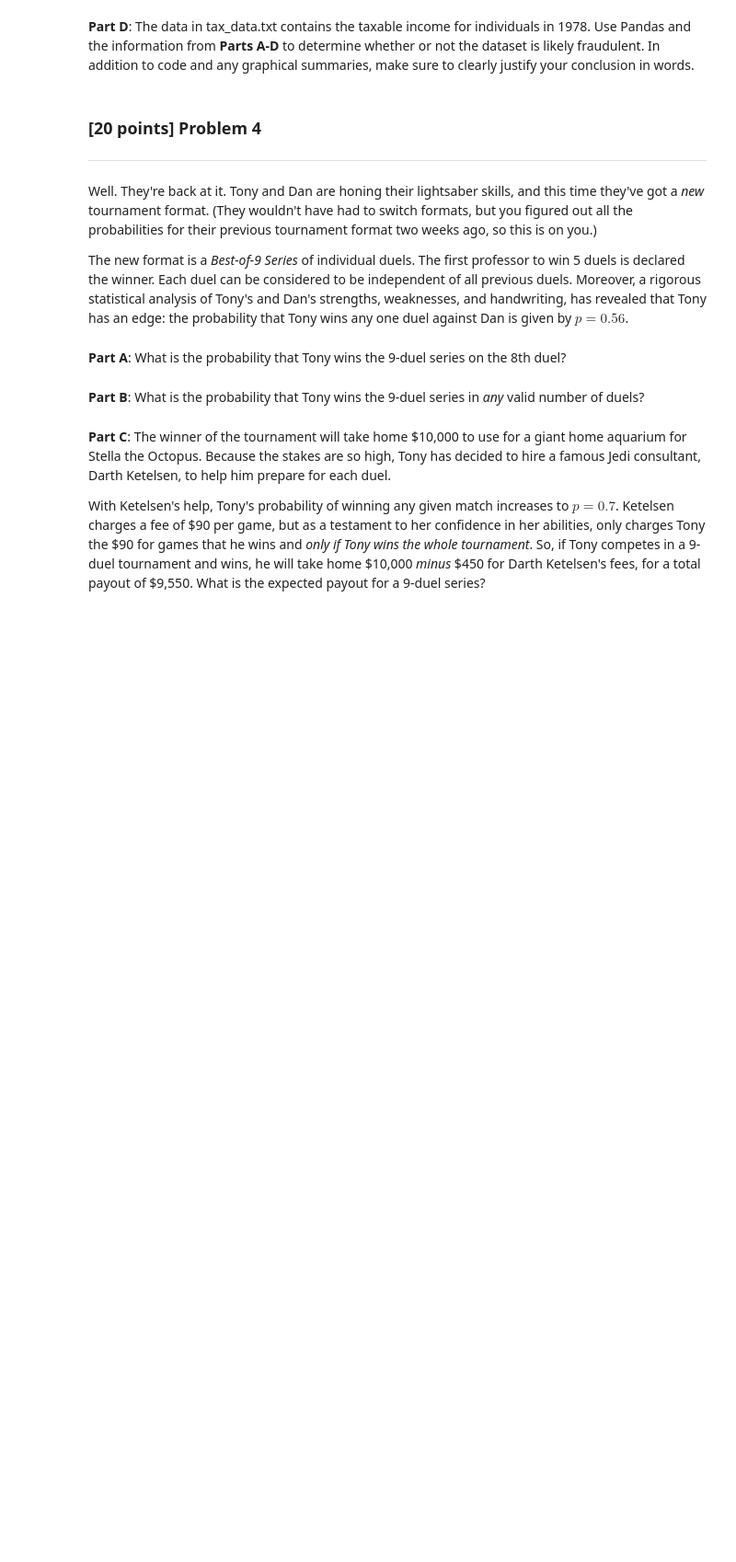
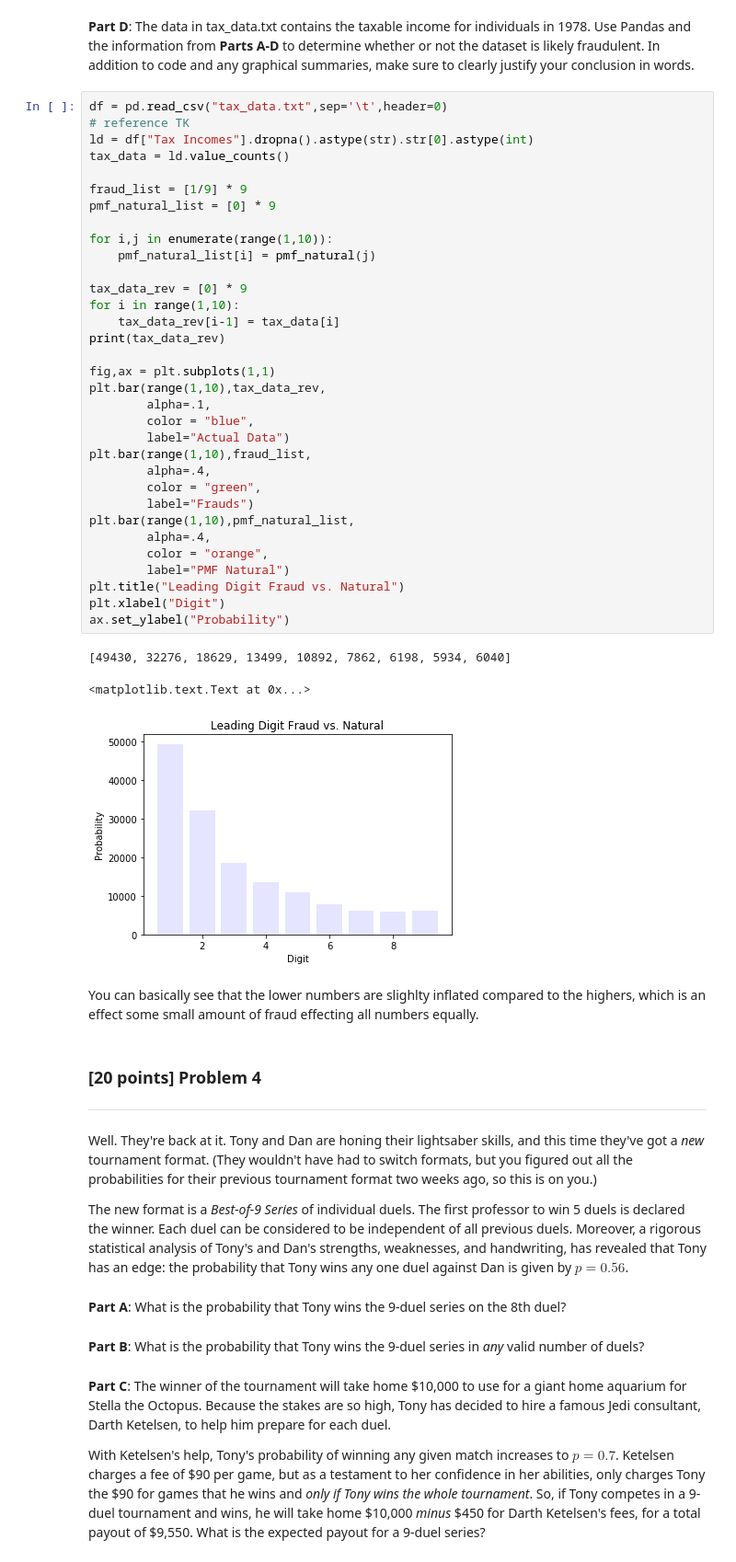
Before and after one commit to franklinharvey/csci3022, a Jupyter notebook: homework/homework3/hmwk03_Harvey_Frank.ipynb, the cells around one changed output. Shown: that part at 92% size. Saved outputs shown, nothing was run; the diff lists cells and outputs as text; blank space fills up the shorter version.

```diff
--- a/homework/homework3/hmwk03_Harvey_Frank.ipynb
+++ b/homework/homework3/hmwk03_Harvey_Frank.ipynb
@@ -127,5 +271,44 @@ def cdf_natural(y):
 # %% [markdown]
 **Part D**: The data in tax_data.txt contains the taxable income for individuals in 1978. Use Pandas and the information from **Parts A-D** to determine whether or not the dataset is likely fraudulent.  In addition to code and any graphical summaries, make sure to clearly justify your conclusion in words.
+# %%
+df = pd.read_csv("tax_data.txt",sep='\t',header=0)
+# reference TK
+ld = df["Tax Incomes"].dropna().astype(str).str[0].astype(int)
+tax_data = ld.value_counts()
+
+fraud_list = [1/9] * 9
+pmf_natural_list = [0] * 9
+
+for i,j in enumerate(range(1,10)):
+    pmf_natural_list[i] = pmf_natural(j)
+
+tax_data_rev = [0] * 9
+for i in range(1,10):
+    tax_data_rev[i-1] = tax_data[i]
+print(tax_data_rev)
+
+fig,ax = plt.subplots(1,1)
+plt.bar(range(1,10),tax_data_rev,
+        alpha=.1,
+        color = "blue",
+        label="Actual Data")
+plt.bar(range(1,10),fraud_list,
+        alpha=.4,
+        color = "green",
+        label="Frauds")
+plt.bar(range(1,10),pmf_natural_list,
+        alpha=.4,
+        color = "orange",
+        label="PMF Natural")
+plt.title("Leading Digit Fraud vs. Natural")
+plt.xlabel("Digit")
+ax.set_ylabel("Probability")
+# %% [output]
+[49430, 32276, 18629, 13499, 10892, 7862, 6198, 5934, 6040]
+<matplotlib.text.Text at 0x...>
+[figure, added]
+# %% [markdown]
+You can basically see that the lower numbers are slighlty inflated compared to the highers, which is an effect some small amount of fraud effecting all numbers equally.
 # %% [markdown]
 ### [20 points] Problem 4
 ***
```
Also changed, not shown: parts of 24 cells of this notebook.
